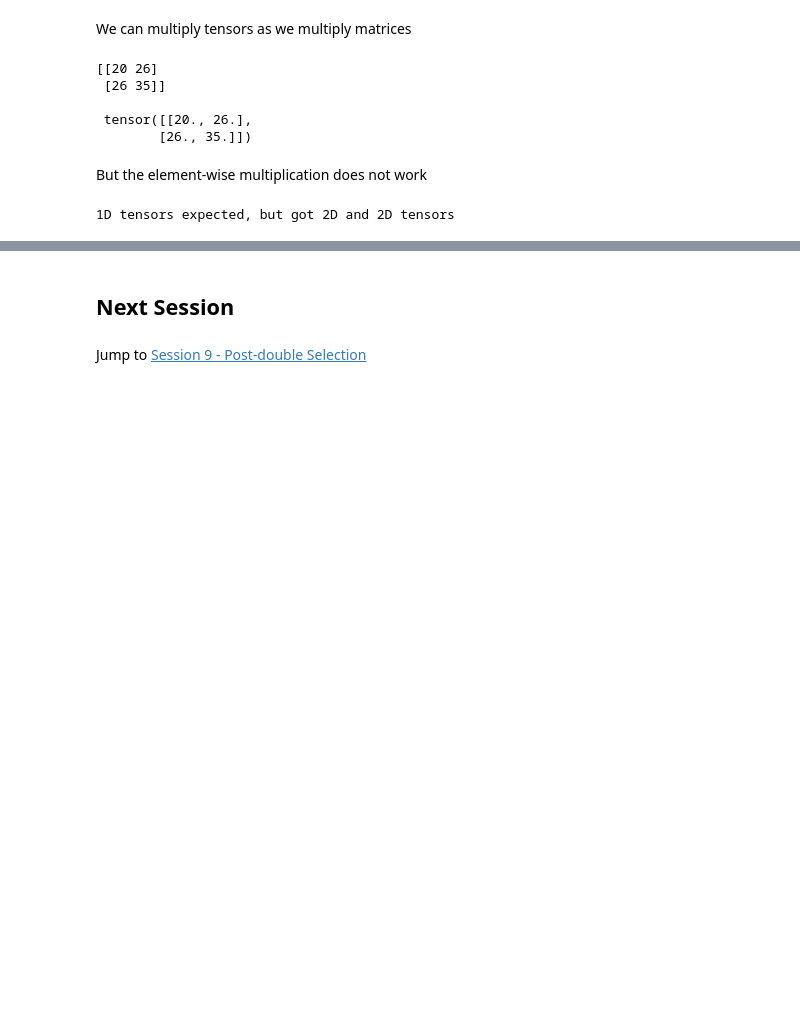
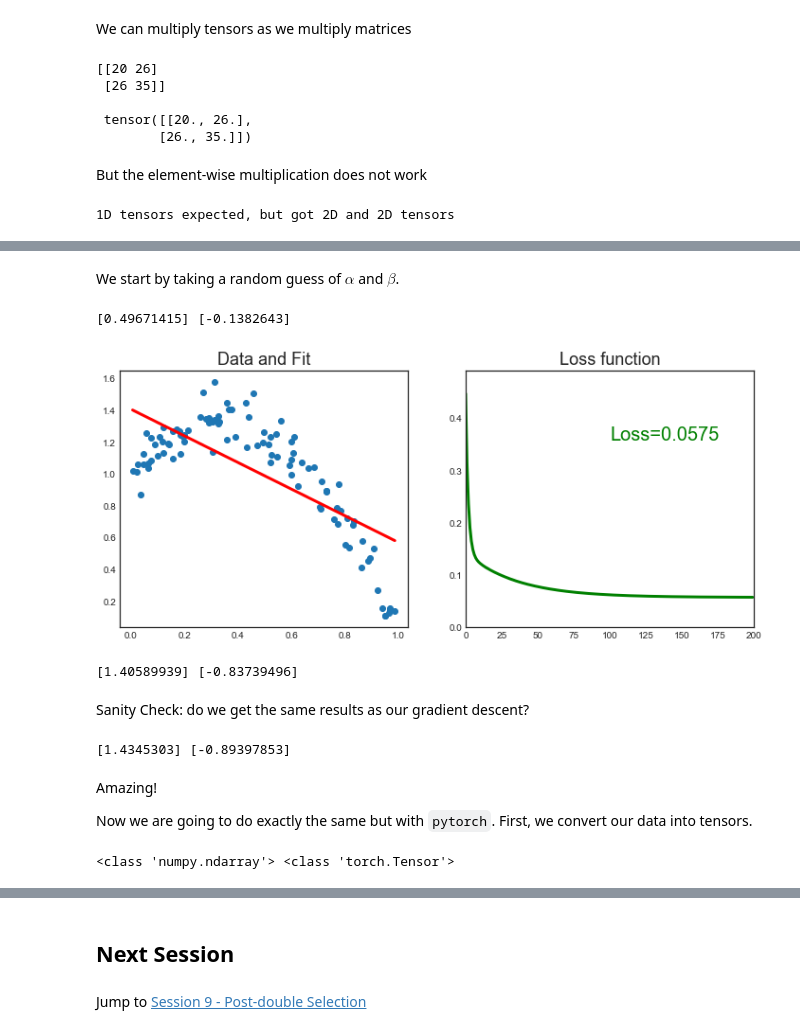
Before and after one commit to matteocourthoud/Machine-Learning-for-Economic-Analysis, a Jupyter notebook: 8_neuralnets.ipynb, the cells around one changed output, grey strips where cells are left out. Drawn from its saved outputs; the diff is of its cells as text; code cells hidden in the pictures; blank space fills up the shorter version.

```diff
--- a/8_neuralnets.ipynb
+++ b/8_neuralnets.ipynb
@@ -145,0 +270,6 @@ TBD
+# %%
+# Data Generation
+np.random.seed(42)
+x = np.sort(np.random.rand(100, 1), axis=0)
+e = .1*np.random.randn(100, 1)
+y = 1 + 2*x - 3*x**2 + e
@@ -145,0 +323,65 @@ TBD
+# %% [markdown]
+We start by taking a random guess of $\alpha$ and $\beta$.
+# %%
+# Initializes parameters "a" and "b" randomly
+np.random.seed(42)
+a = np.random.randn(1)
+b = np.random.randn(1)
+
+print(a, b)
+# %% [output]
+[0.49671415] [-0.1382643]
+# %%
+# Init
+lr = 1e-1 # learning rate
+n_epochs = 200 # number of epochs
+losses = []
+
+# Loop over epochs
+for t in range(n_epochs):
+    # Computes our model's predicted output
+    y_hat = a + b * x
+
+    # How wrong is our model? That's the error!
+    error = (y - y_hat)
+
+    # It is a regression, so it computes mean squared error (MSE)
+    loss = (error ** 2).mean()
+    losses += [loss]
+
+    # Computes gradients for both "a" and "b" parameters
+    a_grad = -2 * error.mean()
+    b_grad = -2 * (x * error).mean()
+
+    # Updates parameters using gradients and the learning rate
+    a = a - lr * a_grad
+    b = b - lr * b_grad
+
+    # Plot
+    if (t+1) % 10 == 0:
+        gradient_plot(x, y, y_hat, n_epochs, losses)
+
+print(a, b)
+# %% [output]
+[figure, added]
+[1.40589939] [-0.83739496]
+# %% [markdown]
+Sanity Check: do we get the same results as our gradient descent?
+# %%
+# OLS estimates
+ols = LinearRegression()
+ols.fit(x, y)
+print(ols.intercept_, ols.coef_[0])
+# %% [output]
+[1.4345303] [-0.89397853]
+# %% [markdown]
+Amazing!
+
+Now we are going to do exactly the same but with `pytorch`. First, we convert our data into tensors.
+# %%
+# Convert data to tensors
+x_tensor = torch.from_numpy(x).float().to('cpu')
+y_tensor = torch.from_numpy(y).float().to('cpu')
+print(type(x), type(x_tensor))
+# %% [output]
+<class 'numpy.ndarray'> <class 'torch.Tensor'>
```
Also changed, not shown: parts of 64 cells of this notebook.
